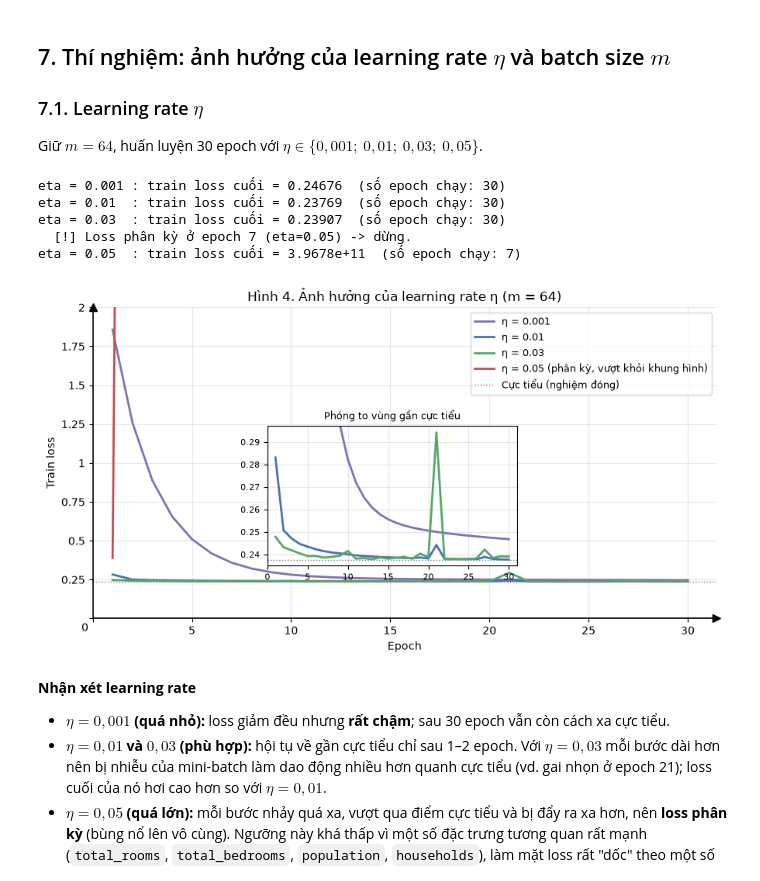
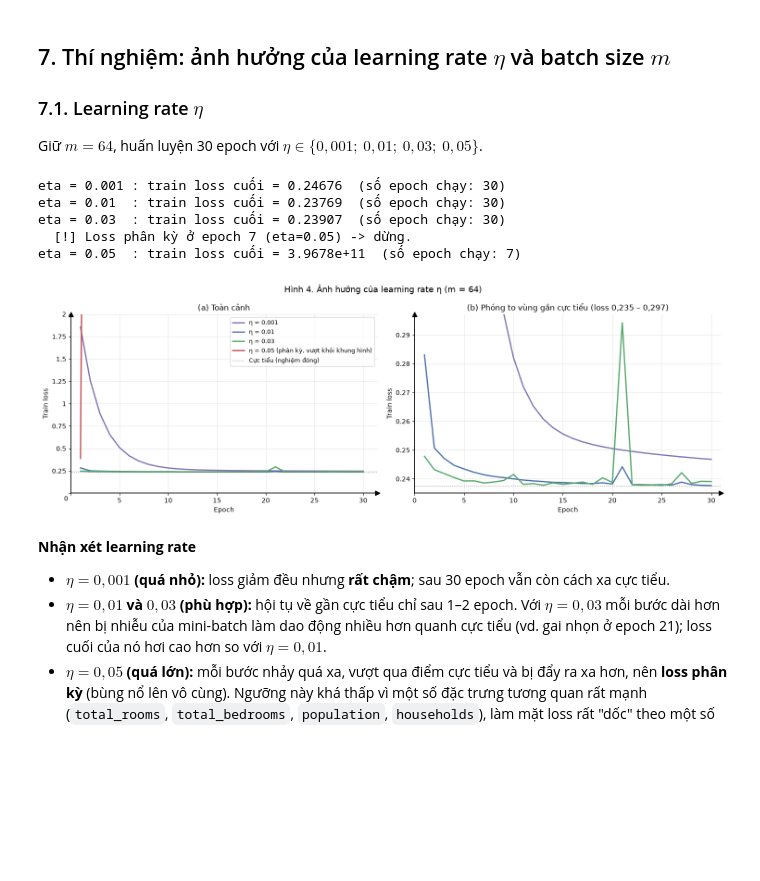
Before and after one commit to ledanhquan36/17A1_KHDL, a Jupyter notebook: BaiTap_Tuan2_LinearRegression.ipynb, the cells around one changed output. Cells and saved outputs as stored; diff of their text form; code cells hidden in the pictures; blank space fills up the shorter version.

```diff
--- a/BaiTap_Tuan2_LinearRegression.ipynb
+++ b/BaiTap_Tuan2_LinearRegression.ipynb
@@ -926,49 +926,54 @@ Giữ $m = 64$, huấn luyện 30 epoch với $\eta \in \{0{,}001;\ 0{,}01;\ 0{,
 # %%
 lr_list = [0.001, 0.01, 0.03, 0.05]
 lr_hist = {}
 for lr in lr_list:
     m_lr = LinearRegressionGD(learning_rate=lr, batch_size=64, epochs=30, seed=SEED)
     m_lr.fit(X_train, y_train, X_val, y_val)
     lr_hist[lr] = m_lr.history["train_loss"]
     last = m_lr.history["train_loss"][-1]
     print(f"eta = {lr:<6}: train loss cuối = {last:.5g}  (số epoch chạy: {len(m_lr.history['train_loss'])})")
 
-fig, ax = plt.subplots(figsize=(9, 5))
+fig, axes = plt.subplots(1, 2, figsize=(15, 5.2))
+colors_lr = ["#8172B3", "#4C72B0", "#55A868", "#C44E52"]
 
-# Thang log không có số 0, nên dùng thang thường bắt đầu từ 0 + khung phóng to vùng cực tiểu
-axins = ax.inset_axes([0.28, 0.17, 0.4, 0.45])
-colors_lr = ["#8172B3", "#4C72B0", "#55A868", "#C44E52"]
+# Vẽ cùng các đường loss lên cả hai hình: (a) toàn cảnh, (b) phóng to
 for lr, c in zip(lr_list, colors_lr):
     h = np.array(lr_hist[lr])
     label = f"η = {lr}"
     if len(h) < 30:
         label += " (phân kỳ, vượt khỏi khung hình)"
-    for a in (ax, axins):
+    for a in axes:
         a.plot(np.arange(1, len(h) + 1), h, label=label, color=c, lw=2)
-for a in (ax, axins):
+for a in axes:
     a.axhline(loss_closed, color="gray", lw=1, ls=":", label="Cực tiểu (nghiệm đóng)")
-ax.set_ylim(0, 2.0)
-axins.set_xlim(0, 31)
-# Giới hạn trên: điểm cao nhất (từ epoch 2) của hai đường η = 0,01 và 0,03
+    a.set_xlabel("Epoch")
+    a.set_ylabel("Train loss")
+
+# (a) Toàn cảnh: trục tung từ 0 (thang thường, vì thang log không có số 0)
+axes[0].set_ylim(0, 2.0)
+axes[0].set_title("(a) Toàn cảnh")
+axes[0].legend(loc="upper right", fontsize=9)
+oxy_axes(axes[0])
+
+# (b) Phóng to vùng gần cực tiểu để so sánh η = 0,01 và η = 0,03.
+#     Giới hạn trên: điểm cao nhất (từ epoch 2) của hai đường này, để thấy cả gai ở epoch 21.
 zoom_top = max(np.max(lr_hist[lr][1:]) for lr in (0.01, 0.03)) + 0.003
-axins.set_ylim(0.235, zoom_top)
-axins.set_title("Phóng to vùng gần cực tiểu", fontsize=9)
-axins.tick_params(labelsize=8)
+axes[1].set_xlim(0, 31)
+axes[1].set_ylim(0.235, zoom_top)
+axes[1].set_title(f"(b) Phóng to vùng gần cực tiểu (loss 0,235 – {zoom_top:.3f})".replace(".", ","))
+# Trục tung không bắt đầu từ 0 (đang phóng to), nên không ép gốc O
+oxy_axes(axes[1], origin=False)
 
-ax.set_xlabel("Epoch")
-ax.set_ylabel("Train loss")
-ax.set_title("Hình 4. Ảnh hưởng của learning rate η (m = 64)")
-ax.legend(loc="upper right", fontsize=9)
-oxy_axes(ax)
+fig.suptitle("Hình 4. Ảnh hưởng của learning rate η (m = 64)", fontsize=13)
 plt.tight_layout()
 plt.show()
 # %% [output]
 eta = 0.001 : train loss cuối = 0.24676  (số epoch chạy: 30)
 eta = 0.01  : train loss cuối = 0.23769  (số epoch chạy: 30)
 eta = 0.03  : train loss cuối = 0.23907  (số epoch chạy: 30)
   [!] Loss phân kỳ ở epoch 7 (eta=0.05) -> dừng.
 eta = 0.05  : train loss cuối = 3.9678e+11  (số epoch chạy: 7)
-[figure, old version]
+[figure, new version]
 # %% [markdown]
 **Nhận xét learning rate**
 
```
Also changed, not shown: parts of 1 cell of this notebook.
